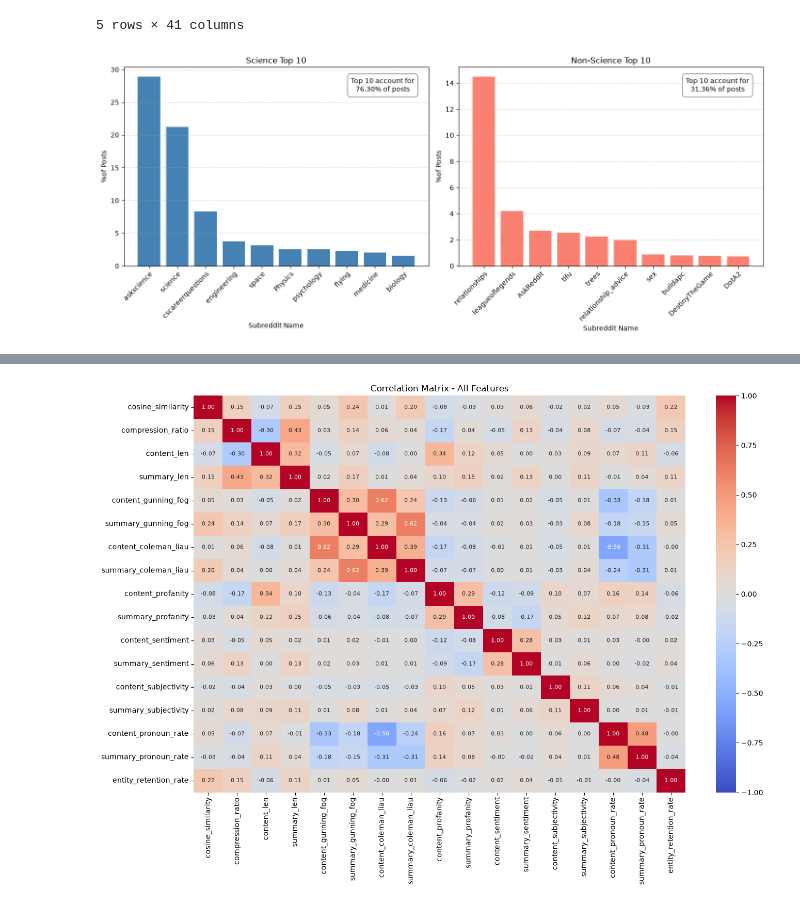
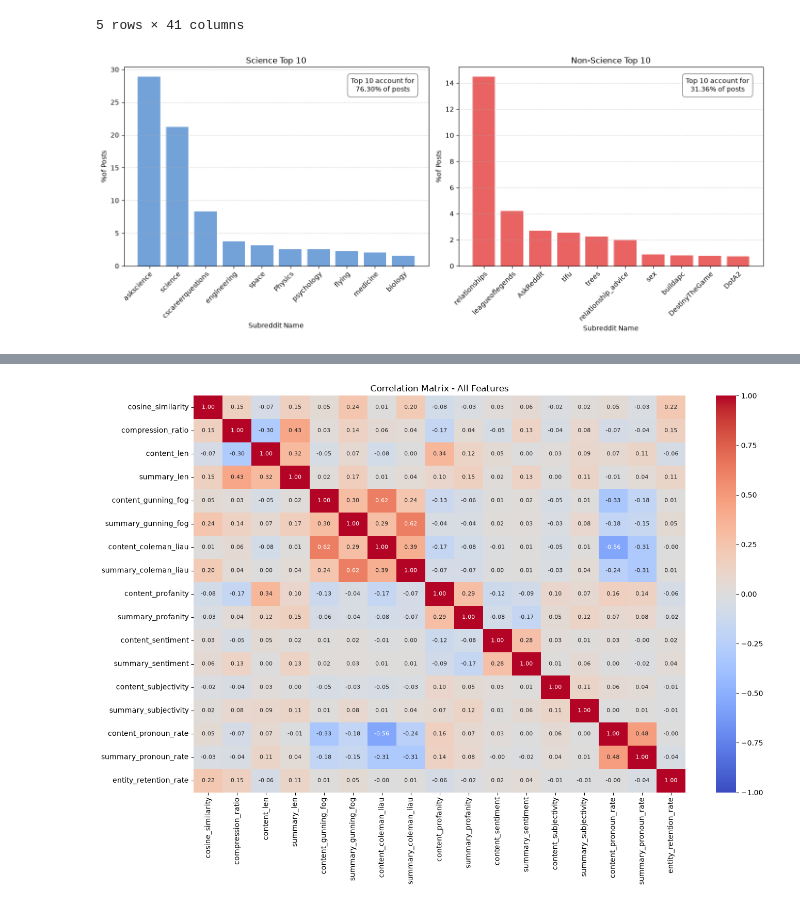
Before and after one commit to LudwigAKunz/docana-project-report, a Jupyter notebook: code/analysis.ipynb, the cells around one changed output, grey strips where cells are left out. Drawn from its saved outputs; the diff is of its cells as text; code cells hidden in the pictures.

```diff
--- a/code/analysis.ipynb
+++ b/code/analysis.ipynb
@@ -60,7 +61,7 @@ nonsci_top = dict(sorted(nonsci_subr_posts.items(), key=lambda item: item[1], re
 fig, axes = plt.subplots(1, 2, figsize=(14, 6))
 
 # --- Left bar chart: sci ---
-axes[0].bar(sci_top.keys(), sci_top.values(), color="steelblue")
+axes[0].bar(sci_top.keys(), sci_top.values(), color="#73a2d9")
 axes[0].set_title("Science Top 10")
 axes[0].set_xticklabels(axes[0].get_xticklabels(), rotation=45, ha="right", rotation_mode="anchor")
 axes[0].set_xlabel("Subreddit Name")
@@ -73,35 +74,35 @@ axes[0].text(
     fontsize=10,
     bbox=dict(
         facecolor="white",
         edgecolor="grey",
         boxstyle="round,pad=0.5"
     )
 )
 
 # --- Right bar chart: nonsci ---
-axes[1].bar(nonsci_top.keys(), nonsci_top.values(), color="salmon")
+axes[1].bar(nonsci_top.keys(), nonsci_top.values(), color="#e96363")
 axes[1].set_title("Non‑Science Top 10")
 axes[1].set_xticklabels(axes[1].get_xticklabels(), rotation=45, ha="right", rotation_mode="anchor")
 axes[1].set_xlabel("Subreddit Name")
 axes[1].set_ylabel("%of Posts")
 axes[1].grid(axis = "y", ls = "--", alpha = 0.5)
 axes[1].text(
     0.85, 0.95, f"Top 10 account for\n{nonsci_perc_top10:.2f}% of posts",
     transform=axes[1].transAxes,
     ha="center", va="top",
     fontsize=10,
     bbox=dict(
         facecolor="white",
         edgecolor="grey",
         boxstyle="round,pad=0.5"
     )
 )
 
 plt.tight_layout()
 plt.savefig("../figures/top10_subreddits.png", dpi=150, bbox_inches = 'tight')
 plt.show()
 # %% [output]
-[figure, old version]
+[figure, new version]
 # %%
 # conditional distributions based on is_science
 
```
Also changed, not shown: parts of 3 cells of this notebook, 6 other files.
